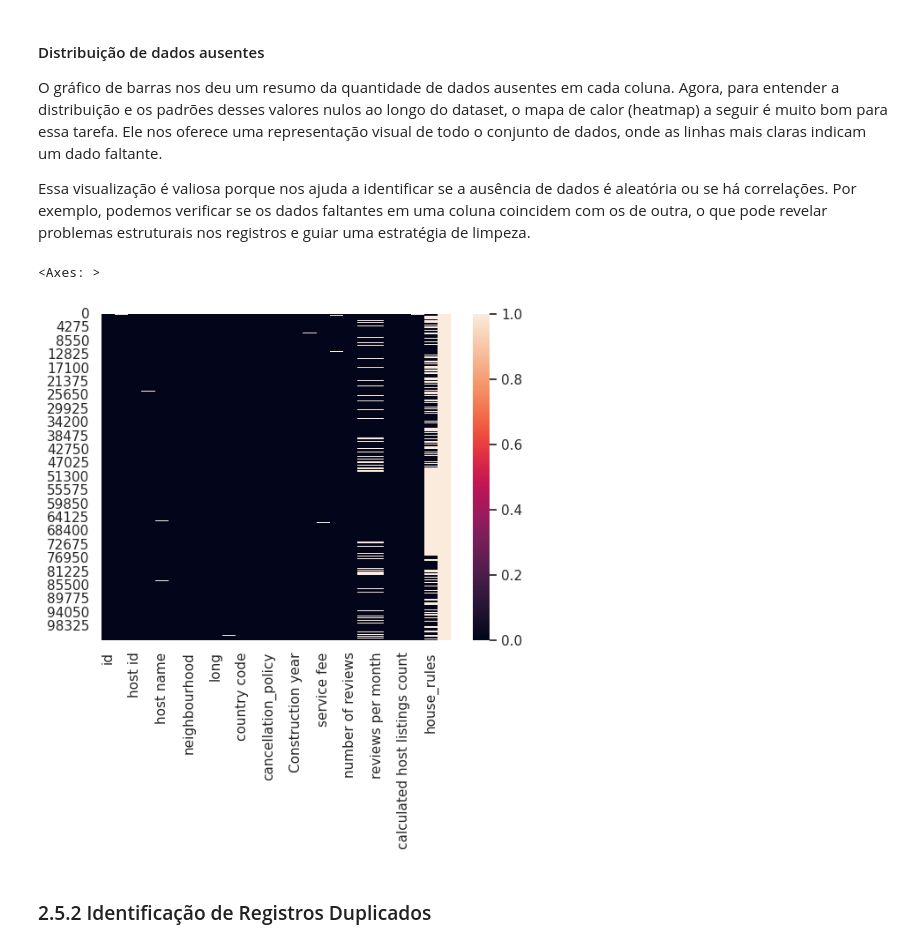
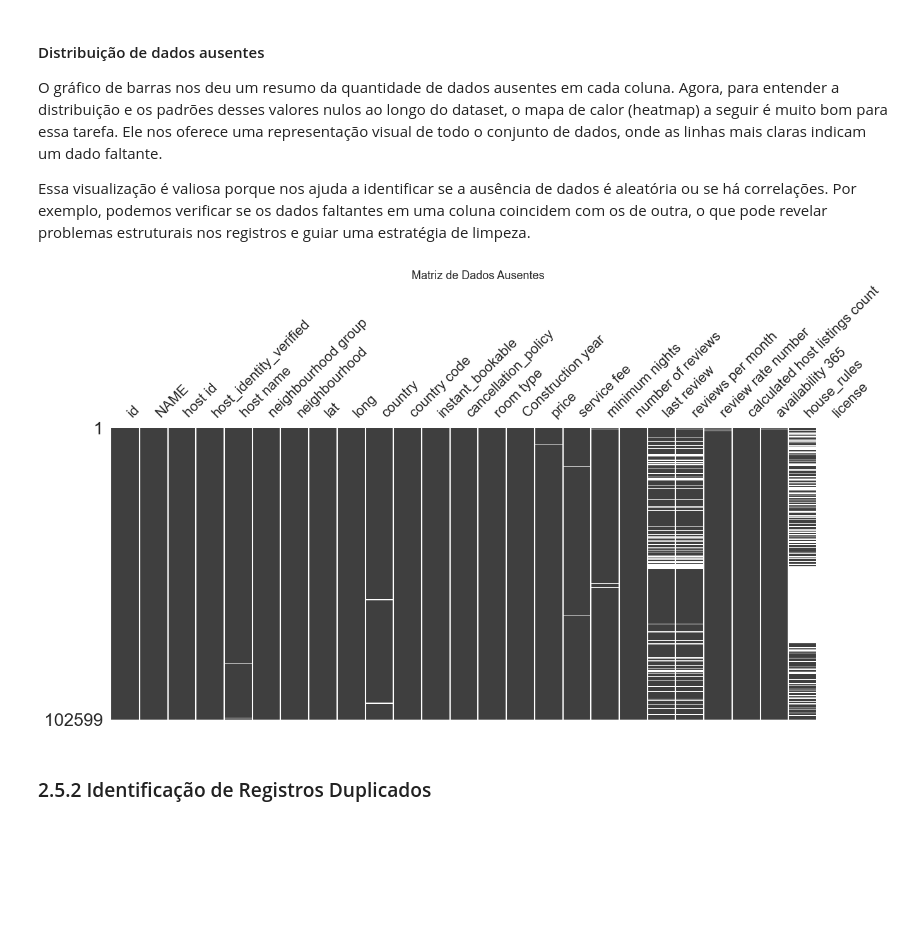
Before and after one commit to lucasqueiroz23/airbnb-data-analysis, a Jupyter notebook: data_layer/raw/analytics.ipynb, the cells around one changed output. Saved outputs shown, nothing was run; the diff lists cells and outputs as text; code cells hidden in the pictures; blank space fills up the shorter version.

```diff
--- a/data_layer/raw/analytics.ipynb
+++ b/data_layer/raw/analytics.ipynb
@@ -251,10 +252,11 @@ O gráfico de barras nos deu um resumo da quantidade de dados ausentes em cada c
 
 Essa visualização é valiosa porque nos ajuda a identificar se a ausência de dados é aleatória ou se há correlações. Por exemplo, podemos verificar se os dados faltantes em uma coluna coincidem com os de outra, o que pode revelar problemas estruturais nos registros e guiar uma estratégia de limpeza.
 # %%
-sns.heatmap(df.isnull())
+msno.matrix(df, sparkline=False, figsize=(15, 6))
+plt.title('Matriz de Dados Ausentes', fontsize=13)
+plt.show()
 # %% [output]
-<Axes: >
-[figure, old version]
+[figure, new version]
 # %% [markdown]
 ### 2.5.2 Identificação de Registros Duplicados
 # %% [markdown]
```
Also changed, not shown: parts of 5 cells of this notebook, 2 other files.
